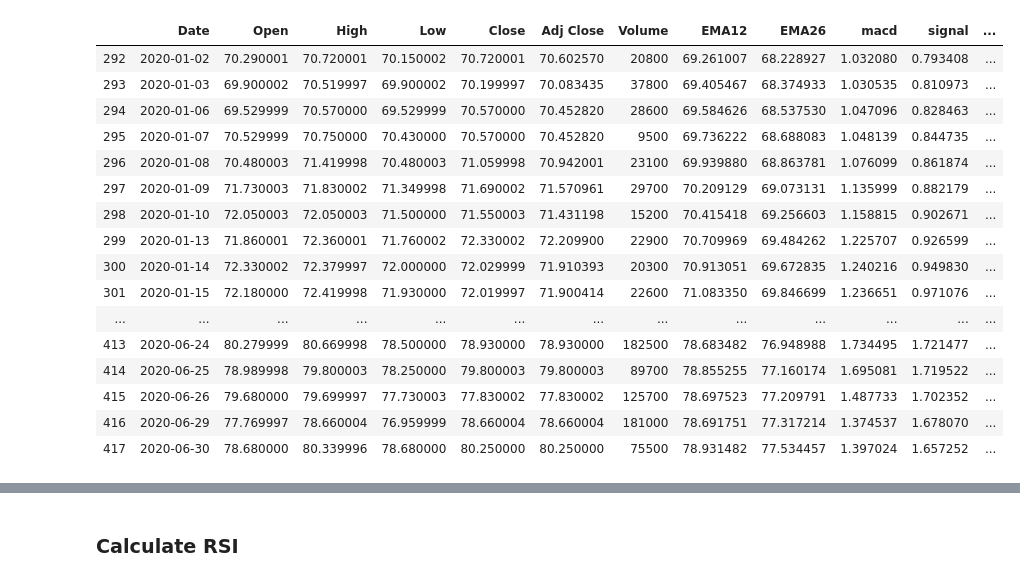
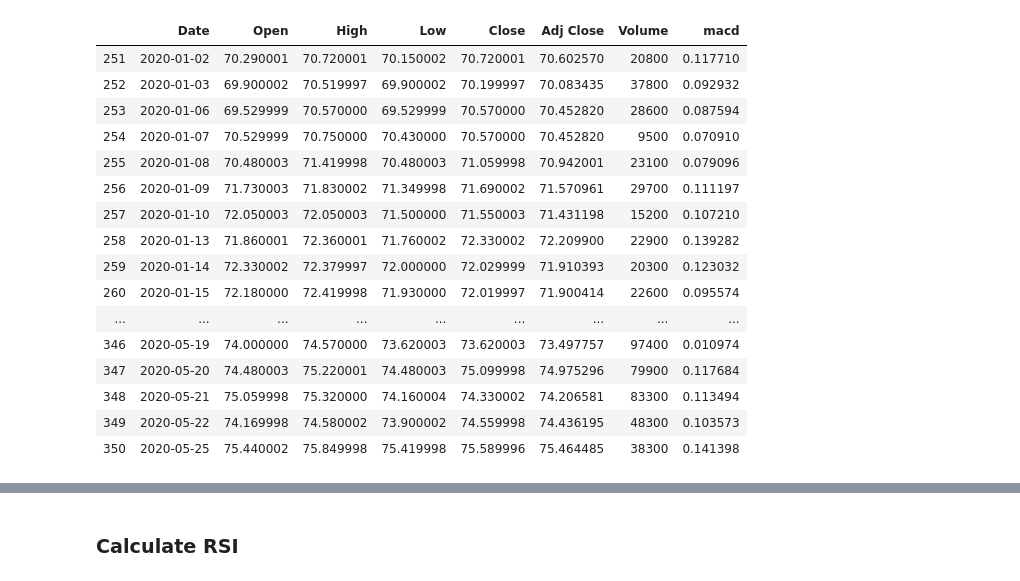
Before and after one commit to hadi-android/autotrading, a Jupyter notebook: predict_stock_quant.ipynb, the cells around one changed output, grey strips where cells are left out. Saved outputs shown, nothing was run; the diff lists cells and outputs as text; code cells hidden in the pictures.

Commit message:
macd and rsi as evaluated individually as signals and did P/L analysis

```diff
--- a/predict_stock_quant.ipynb
+++ b/predict_stock_quant.ipynb
@@ -181,7 +21,0 @@ Name: macd, dtype: float64
-# %%
-i=idx
-df['signal'] = np.empty(df.shape[0])
-df.signal = np.nan
-start, = np.where(df.macd.isnull()==True)
-SMA = df.macd[start[-1]+1:].rolling(window=9).mean()
-idx
@@ -190,7 +21,0 @@ idx
-# %%
-while(i<df.shape[0]):
-    if(i==idx):
-        df.signal[i] = SMA[i]
-    else:
-        df.signal[i] = df.macd[i]*alpha + df.signal[i-1]*(1-alpha)
-    i+=1
@@ -206,3 +21,0 @@ See the caveats in the documentation: http://pandas.pydata.org/pandas-docs/stabl
-# %%
-df['macd1'] = df.macd-df.signal
-df.head(40)
@@ -232,7 +27,7 @@ exp2 = df.Close.ewm(span=26, adjust=False).mean()
 #df['signal'] = macd.ewm(span=9, adjust=False).mean()
 macd = exp1-exp2
 signal = macd.ewm(span=9, adjust=False).mean()
-df['macd2'] = macd-signal
+df['macd'] = macd-signal
 
 print(signal.shape)
 print(macd.shape)
@@ -250,20 +45,21 @@ plt.show()
 # %%
-df[df.Date>=pd.to_datetime('2020-1-1')]
+pd.set_option('max.rows',None)
+df[df.Date>=pd.to_datetime('2020-1-1')].head(100)
 # %% [output]
-|  | Date | Open | High | Low | Close | Adj Close | Volume | EMA12 | EMA26 | macd | signal | ... |
-| 292 | 2020-01-02 | 70.290001 | 70.720001 | 70.150002 | 70.720001 | 70.602570 | 20800 | 69.261007 | 68.228927 | 1.032080 | 0.793408 | ... |
-| 293 | 2020-01-03 | 69.900002 | 70.519997 | 69.900002 | 70.199997 | 70.083435 | 37800 | 69.405467 | 68.374933 | 1.030535 | 0.810973 | ... |
-| 294 | 2020-01-06 | 69.529999 | 70.570000 | 69.529999 | 70.570000 | 70.452820 | 28600 | 69.584626 | 68.537530 | 1.047096 | 0.828463 | ... |
-| 295 | 2020-01-07 | 70.529999 | 70.750000 | 70.430000 | 70.570000 | 70.452820 | 9500 | 69.736222 | 68.688083 | 1.048139 | 0.844735 | ... |
-| 296 | 2020-01-08 | 70.480003 | 71.419998 | 70.480003 | 71.059998 | 70.942001 | 23100 | 69.939880 | 68.863781 | 1.076099 | 0.861874 | ... |
-| 297 | 2020-01-09 | 71.730003 | 71.830002 | 71.349998 | 71.690002 | 71.570961 | 29700 | 70.209129 | 69.073131 | 1.135999 | 0.882179 | ... |
-| 298 | 2020-01-10 | 72.050003 | 72.050003 | 71.500000 | 71.550003 | 71.431198 | 15200 | 70.415418 | 69.256603 | 1.158815 | 0.902671 | ... |
-| 299 | 2020-01-13 | 71.860001 | 72.360001 | 71.760002 | 72.330002 | 72.209900 | 22900 | 70.709969 | 69.484262 | 1.225707 | 0.926599 | ... |
-| 300 | 2020-01-14 | 72.330002 | 72.379997 | 72.000000 | 72.029999 | 71.910393 | 20300 | 70.913051 | 69.672835 | 1.240216 | 0.949830 | ... |
-| 301 | 2020-01-15 | 72.180000 | 72.419998 | 71.930000 | 72.019997 | 71.900414 | 22600 | 71.083350 | 69.846699 | 1.236651 | 0.971076 | ... |
-| ... | ... | ... | ... | ... | ... | ... | ... | ... | ... | ... | ... | ... |
-| 413 | 2020-06-24 | 80.279999 | 80.669998 | 78.500000 | 78.930000 | 78.930000 | 182500 | 78.683482 | 76.948988 | 1.734495 | 1.721477 | ... |
-| 414 | 2020-06-25 | 78.989998 | 79.800003 | 78.250000 | 79.800003 | 79.800003 | 89700 | 78.855255 | 77.160174 | 1.695081 | 1.719522 | ... |
-| 415 | 2020-06-26 | 79.680000 | 79.699997 | 77.730003 | 77.830002 | 77.830002 | 125700 | 78.697523 | 77.209791 | 1.487733 | 1.702352 | ... |
-| 416 | 2020-06-29 | 77.769997 | 78.660004 | 76.959999 | 78.660004 | 78.660004 | 181000 | 78.691751 | 77.317214 | 1.374537 | 1.678070 | ... |
-| 417 | 2020-06-30 | 78.680000 | 80.339996 | 78.680000 | 80.250000 | 80.250000 | 75500 | 78.931482 | 77.534457 | 1.397024 | 1.657252 | ... |
+|  | Date | Open | High | Low | Close | Adj Close | Volume | macd |
+| 251 | 2020-01-02 | 70.290001 | 70.720001 | 70.150002 | 70.720001 | 70.602570 | 20800 | 0.117710 |
+| 252 | 2020-01-03 | 69.900002 | 70.519997 | 69.900002 | 70.199997 | 70.083435 | 37800 | 0.092932 |
+| 253 | 2020-01-06 | 69.529999 | 70.570000 | 69.529999 | 70.570000 | 70.452820 | 28600 | 0.087594 |
+| 254 | 2020-01-07 | 70.529999 | 70.750000 | 70.430000 | 70.570000 | 70.452820 | 9500 | 0.070910 |
+| 255 | 2020-01-08 | 70.480003 | 71.419998 | 70.480003 | 71.059998 | 70.942001 | 23100 | 0.079096 |
+| 256 | 2020-01-09 | 71.730003 | 71.830002 | 71.349998 | 71.690002 | 71.570961 | 29700 | 0.111197 |
+| 257 | 2020-01-10 | 72.050003 | 72.050003 | 71.500000 | 71.550003 | 71.431198 | 15200 | 0.107210 |
+| 258 | 2020-01-13 | 71.860001 | 72.360001 | 71.760002 | 72.330002 | 72.209900 | 22900 | 0.139282 |
+| 259 | 2020-01-14 | 72.330002 | 72.379997 | 72.000000 | 72.029999 | 71.910393 | 20300 | 0.123032 |
+| 260 | 2020-01-15 | 72.180000 | 72.419998 | 71.930000 | 72.019997 | 71.900414 | 22600 | 0.095574 |
+| ... | ... | ... | ... | ... | ... | ... | ... | ... |
+| 346 | 2020-05-19 | 74.000000 | 74.570000 | 73.620003 | 73.620003 | 73.497757 | 97400 | 0.010974 |
+| 347 | 2020-05-20 | 74.480003 | 75.220001 | 74.480003 | 75.099998 | 74.975296 | 79900 | 0.117684 |
+| 348 | 2020-05-21 | 75.059998 | 75.320000 | 74.160004 | 74.330002 | 74.206581 | 83300 | 0.113494 |
+| 349 | 2020-05-22 | 74.169998 | 74.580002 | 73.900002 | 74.559998 | 74.436195 | 48300 | 0.103573 |
+| 350 | 2020-05-25 | 75.440002 | 75.849998 | 75.419998 | 75.589996 | 75.464485 | 38300 | 0.141398 |
```
Also changed, not shown: parts of 46 cells of this notebook.
